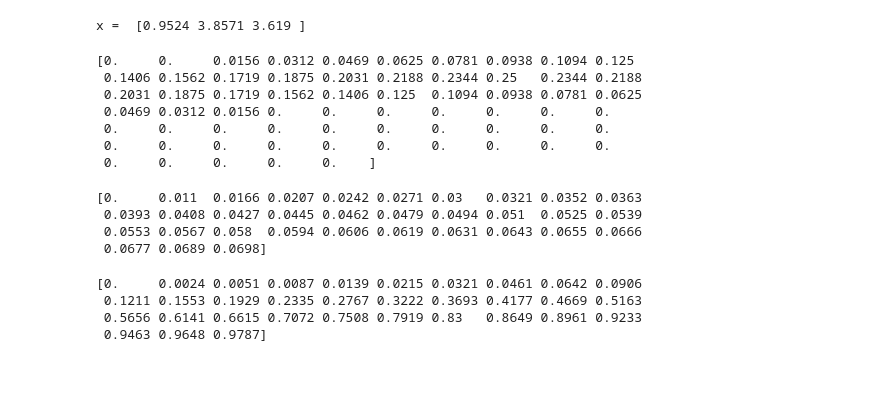
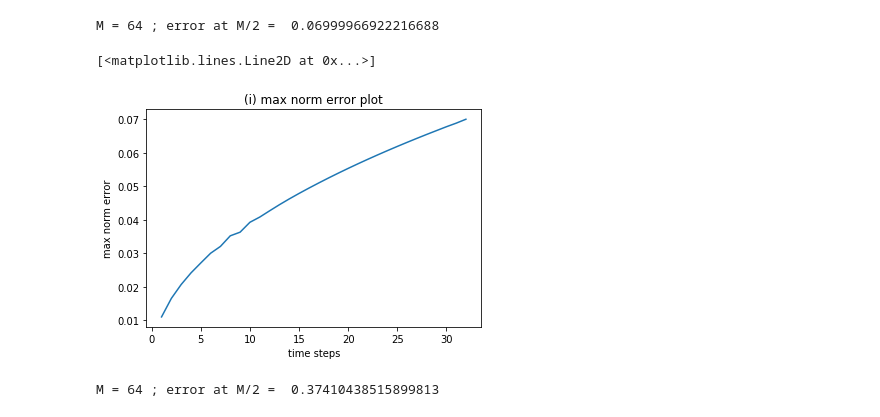
Before and after one commit to berylgithub/KU_scicomp, a Jupyter notebook: BAA_report_3.ipynb, the cells around one changed output. Cells and saved outputs as stored; diff of their text form; code cells hidden in the pictures; blank space fills up the shorter version.

```diff
--- a/BAA_report_3.ipynb
+++ b/BAA_report_3.ipynb
@@ -22,16 +24,6 @@ def tridiagonal_algo(A, d):
     for i in range(n-2, -1, -1):
         x[i] = (d[i] - c[i]*x[i+1])/b[i]
     return x
-# %%
-#testing tridiagonal algo
-A=(np.array([[3,-1,0],
-            [-1,3,-1],
-            [0,-1,3]])).astype('float64')
-d=(np.array([-1,7,7])).astype('float64')
-
-print("x = ",tridiagonal_algo(A, d))
-# %% [output]
-x =  [0.9524 3.8571 3.619 ]
 # %%
 #exact solution function
 def u(x,t,f):
@@ -65,20 +57,6 @@ r = b*T/(2*h)
 A = diags([-r, 1, r], [-1, 0, 1], shape=(int(n+1), int(n+1))).toarray()
 #fill B with kh
 B = np.linspace(0, 1, n+1)
-# %%
-#to check the exact value (u(x,t)) per T time step
-U = np.zeros(n+1)
-for k in range(n+1):
-    U[k] = u(k*h, 1/64, f_1)
-print(U)
-# %% [output]
-[0.     0.     0.0156 0.0312 0.0469 0.0625 0.0781 0.0938 0.1094 0.125
- 0.1406 0.1562 0.1719 0.1875 0.2031 0.2188 0.2344 0.25   0.2344 0.2188
- 0.2031 0.1875 0.1719 0.1562 0.1406 0.125  0.1094 0.0938 0.0781 0.0625
- 0.0469 0.0312 0.0156 0.     0.     0.     0.     0.     0.     0.
- 0.     0.     0.     0.     0.     0.     0.     0.     0.     0.
- 0.     0.     0.     0.     0.     0.     0.     0.     0.     0.
- 0.     0.     0.     0.     0.    ]
 # %%
 '''
 (i) initial condition data (f_1), the matrix pattern is Z[time][space], Z any 2D matrix
@@ -87,13 +65,14 @@ print(U)
 V_mat = np.zeros((n+1,n+1)) #to save the overall result of v_k^n
 f_1_vec = np.vectorize(f_1)
 v = f_1_vec(B)
-v[0] = 0
+#v[0] = 0
 v[M] = 0
 V_mat[0] = v
 
 #do tridiagonal algo for numerical solution
 for i in range(n):
     v = tridiagonal_algo(A, v)
+    v[M] = 0
     V_mat[i+1] = v
 
 #exact sol:
@@ -103,15 +82,25 @@ for i in range(n+1):
         U[i][k] = u(k*h, i*T, f_1)
 
 #errors on max norm
-errs = np.zeros(int(M/2)+1)
-for i in range(int(M/2)+1):
+e_range = int(M/2)+1
+errs = np.zeros(e_range)
+for i in range(e_range):
     errs[i] = e(V_mat[i, 1:M], U[i, 1:M])
-print(errs)
+print("M =",M,"; error at M/2 = ",errs[-1])
 # %% [output]
-[0.     0.011  0.0166 0.0207 0.0242 0.0271 0.03   0.0321 0.0352 0.0363
- 0.0393 0.0408 0.0427 0.0445 0.0462 0.0479 0.0494 0.051  0.0525 0.0539
- 0.0553 0.0567 0.058  0.0594 0.0606 0.0619 0.0631 0.0643 0.0655 0.0666
- 0.0677 0.0689 0.0698]
+M = 64 ; error at M/2 =  0.06999966922216688
+# %%
+'''
+plot max norm errors of f_1
+'''
+time_steps = np.linspace(1,int(M/2),int(M/2))
+plt.title("(i) max norm error plot")
+plt.xlabel("time steps")
+plt.ylabel("max norm error")
+plt.plot(time_steps, errs[1:])
+# %% [output]
+[<matplotlib.lines.Line2D at 0x...>]
+[figure, added]
 # %%
 '''
 (ii) initial condition data (f_2), the matrix pattern is Z[time][space], Z any 2D matrix
@@ -120,13 +109,14 @@ print(errs)
 V_mat = np.zeros((n+1,n+1)) #to save the overall result of v_k^n
 f_2_vec = np.vectorize(f_2)
 v = f_2_vec(B)
-v[0] = 0
+#v[0] = 0
 v[M] = 0
 V_mat[0] = v
 
 #do tridiagonal algo for numerical solution
 for i in range(n):
     v = tridiagonal_algo(A, v)
+    v[M] = 0
     V_mat[i+1] = v
 
 #exact sol:
@@ -136,12 +126,10 @@ for i in range(n+1):
         U[i][k] = u(k*h, i*T, f_2)
 
 #errors on max norm
-errs = np.zeros(int(M/2)+1)
-for i in range(int(M/2)+1):
+e_range = int(M/2)+1
+errs = np.zeros(e_range)
+for i in range(e_range):
     errs[i] = e(V_mat[i, 1:M], U[i, 1:M])
-print(errs)
+print("M =",M,"; error at M/2 = ",errs[-1])
 # %% [output]
-[0.     0.0024 0.0051 0.0087 0.0139 0.0215 0.0321 0.0461 0.0642 0.0906
- 0.1211 0.1553 0.1929 0.2335 0.2767 0.3222 0.3693 0.4177 0.4669 0.5163
- 0.5656 0.6141 0.6615 0.7072 0.7508 0.7919 0.83   0.8649 0.8961 0.9233
- 0.9463 0.9648 0.9787]
+M = 64 ; error at M/2 =  0.37410438515899813
```
Also changed, not shown: parts of 10 cells of this notebook, 1 other file.
